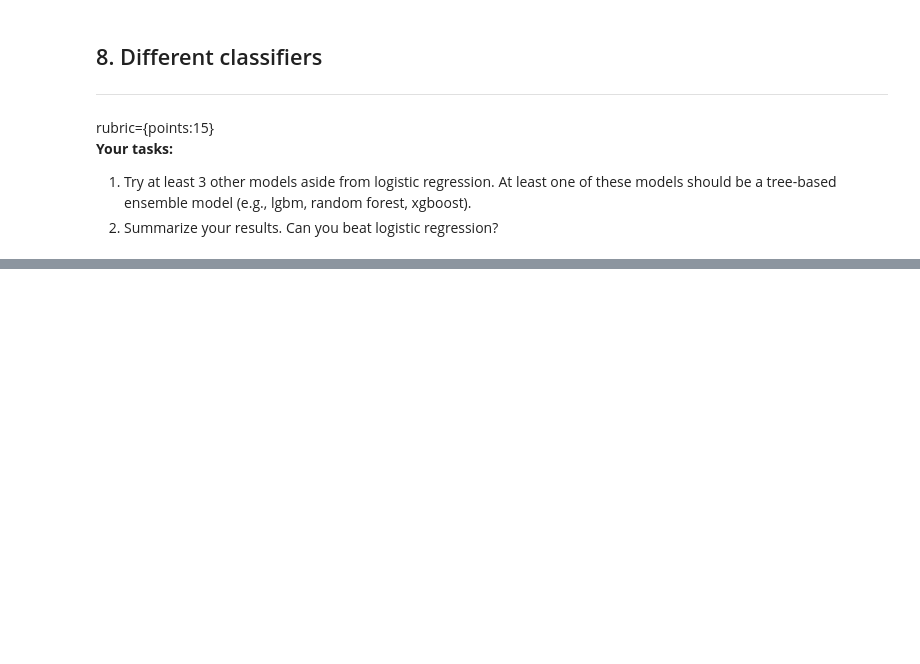
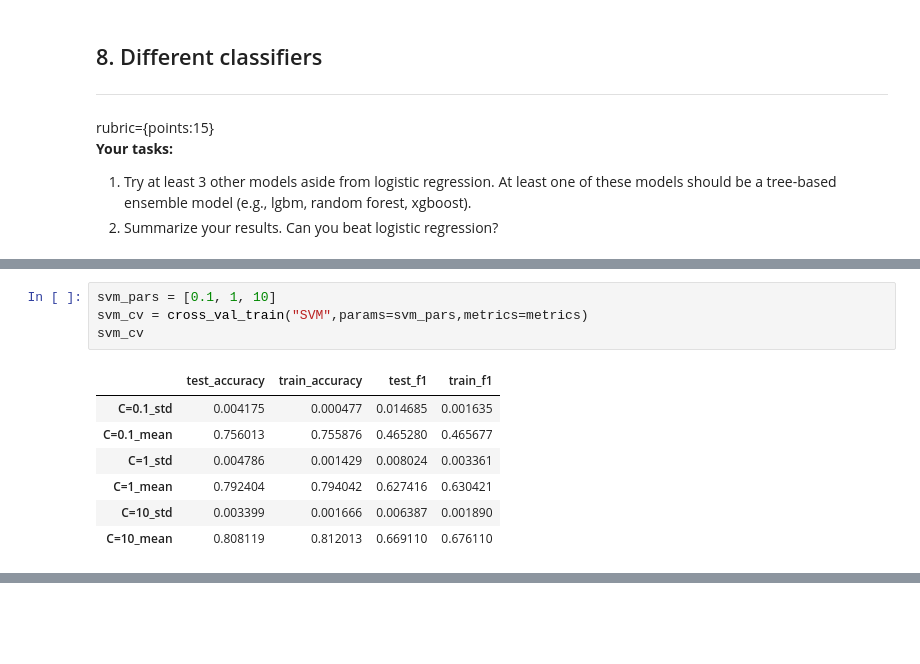
Before and after one commit to Blaise143/CPSC-330-ASSIGNMENTS, a Jupyter notebook: hw6/hw6-starter.ipynb, the cells around one changed output, grey strips where cells are left out. Cells and saved outputs as stored; diff of their text form; blank space fills up the shorter version.

```diff
--- a/hw6/hw6-starter.ipynb
+++ b/hw6/hw6-starter.ipynb
@@ -416,0 +532,12 @@ rubric={points:15}
+# %%
+svm_pars = [0.1, 1, 10]
+svm_cv = cross_val_train("SVM",params=svm_pars,metrics=metrics)
+svm_cv
+# %% [output]
+|  | test_accuracy | train_accuracy | test_f1 | train_f1 |
+| C=0.1_std | 0.004175 | 0.000477 | 0.014685 | 0.001635 |
+| C=0.1_mean | 0.756013 | 0.755876 | 0.465280 | 0.465677 |
+| C=1_std | 0.004786 | 0.001429 | 0.008024 | 0.003361 |
+| C=1_mean | 0.792404 | 0.794042 | 0.627416 | 0.630421 |
+| C=10_std | 0.003399 | 0.001666 | 0.006387 | 0.001890 |
+| C=10_mean | 0.808119 | 0.812013 | 0.669110 | 0.676110 |
```
Also changed, not shown: parts of 11 cells of this notebook.
